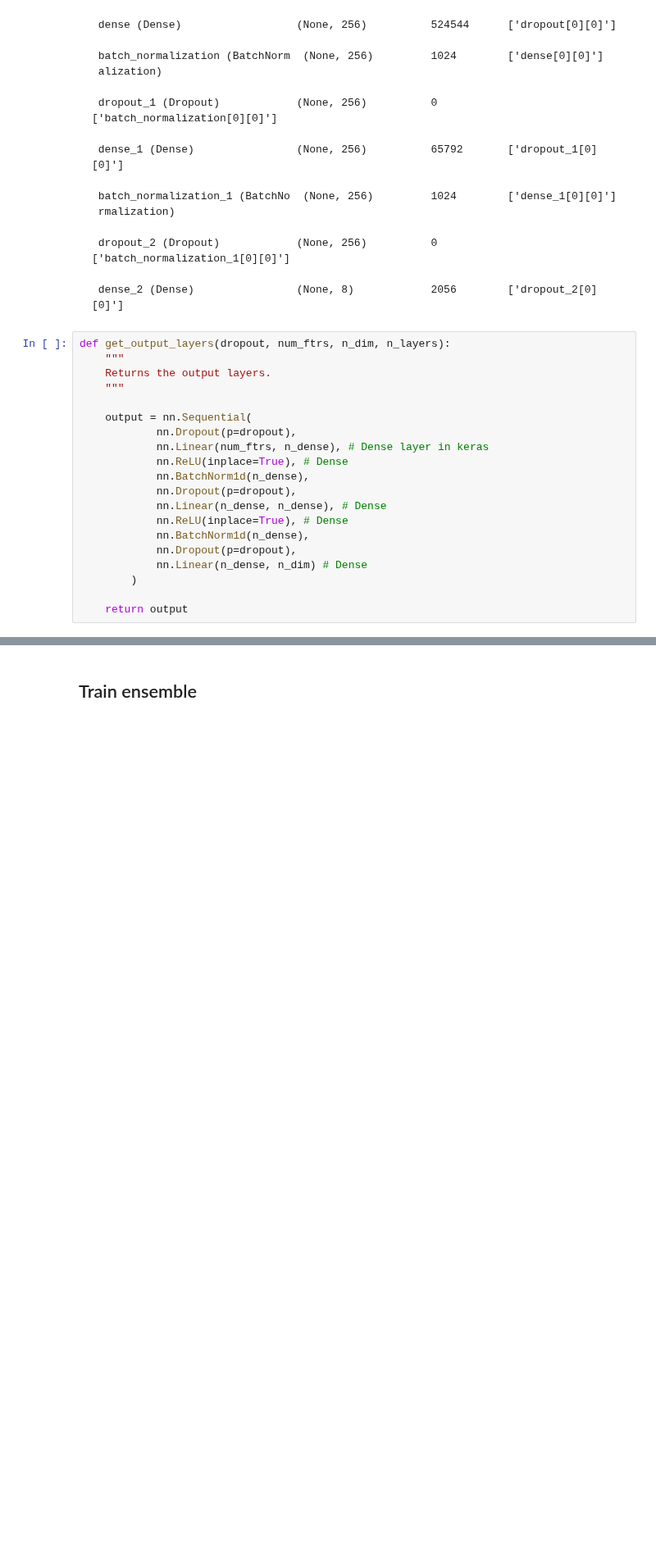
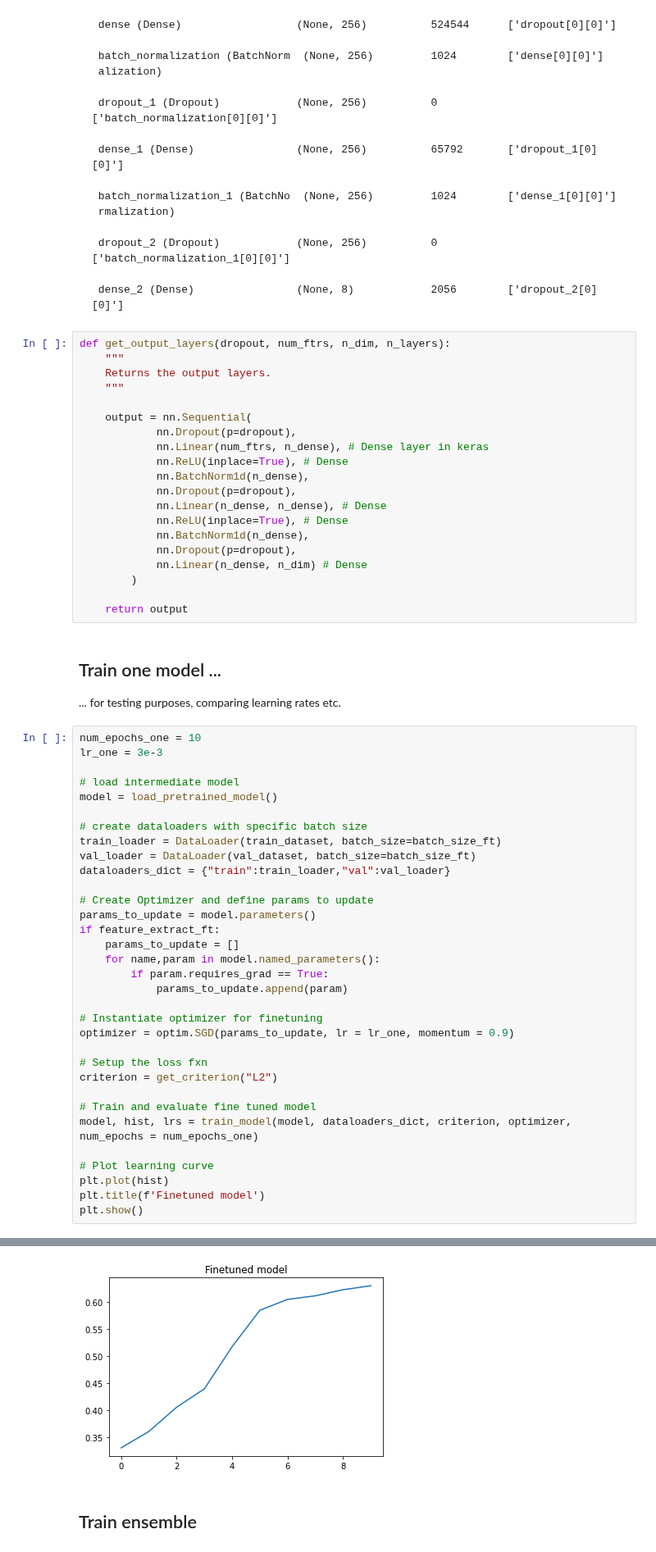
Before and after one commit to dominikpegler/mds_cnn, a Jupyter notebook: sanders_nosofsky_2020/fit_ensemble_pytorch.ipynb, the cells around one changed output, grey strips where cells are left out. Shown at 82% size. Drawn from its saved outputs; the diff is of its cells as text; blank space fills up the shorter version.

```diff
--- a/sanders_nosofsky_2020/fit_ensemble_pytorch.ipynb
+++ b/sanders_nosofsky_2020/fit_ensemble_pytorch.ipynb
@@ -318,3 +359,40 @@ def get_output_layers(dropout, num_ftrs, n_dim, n_layers):
         )
 
     return output
+# %% [markdown]
+## Train one model ...
+... for testing purposes, comparing learning rates etc.
+# %%
+num_epochs_one = 10
+lr_one = 3e-3
+
+# load intermediate model
+model = load_pretrained_model()
+
+# create dataloaders with specific batch size
+train_loader = DataLoader(train_dataset, batch_size=batch_size_ft)
+val_loader = DataLoader(val_dataset, batch_size=batch_size_ft)
+dataloaders_dict = {"train":train_loader,"val":val_loader}
+
+# Create Optimizer and define params to update
+params_to_update = model.parameters()
+if feature_extract_ft:
+    params_to_update = []
+    for name,param in model.named_parameters():
+        if param.requires_grad == True:
+            params_to_update.append(param)
+
+# Instantiate optimizer for finetuning
+optimizer = optim.SGD(params_to_update, lr = lr_one, momentum = 0.9)
+
+# Setup the loss fxn
+criterion = get_criterion("L2")
+
+# Train and evaluate fine tuned model
+model, hist, lrs = train_model(model, dataloaders_dict, criterion, optimizer, num_epochs = num_epochs_one)
+
+# Plot learning curve
+plt.plot(hist)
+plt.title(f'Finetuned model')
+plt.show()
+# %% [output]
@@ -321,3 +411,4 @@ def get_output_layers(dropout, num_ftrs, n_dim, n_layers):
+[figure, added]
 # %% [markdown]
 ## Train ensemble
 # %%
```
Also changed, not shown: parts of 5 cells of this notebook, 1 other file.
